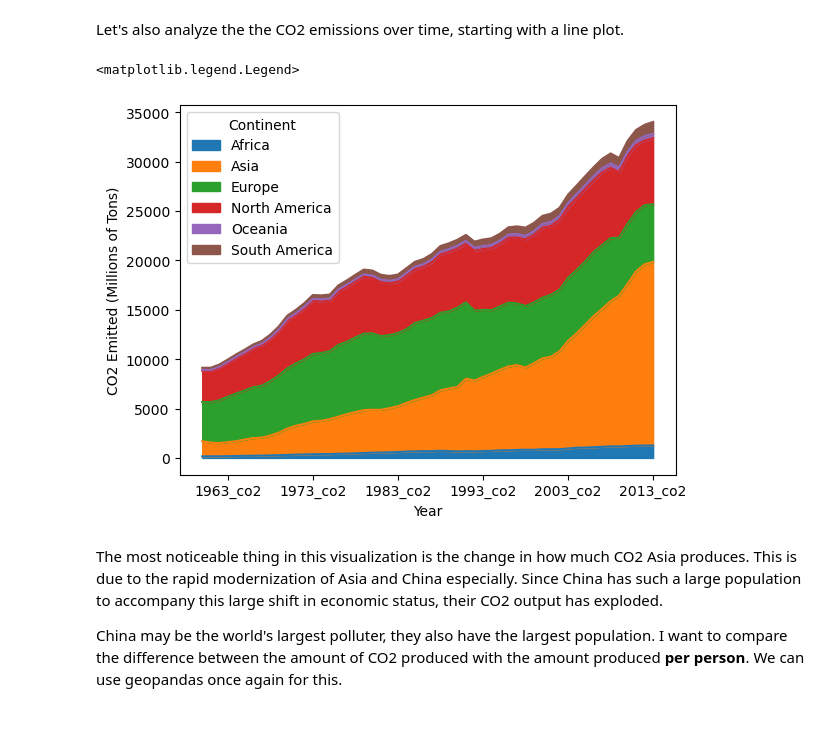
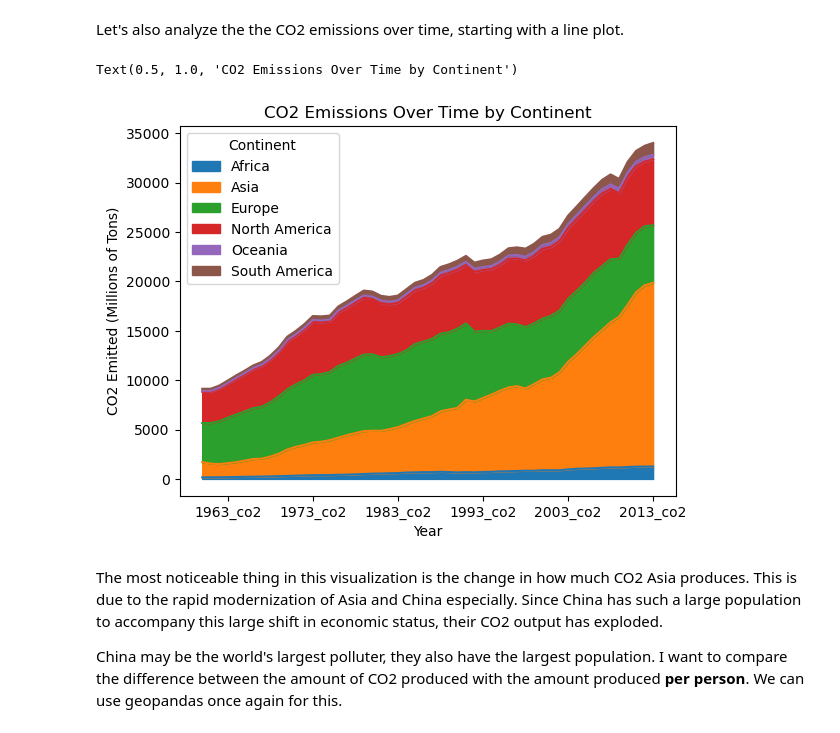
Before and after one commit to ubco-W2022T2-data301/project-group-group42, a Jupyter notebook: analysis/analysisAidan.ipynb, the cells around one changed output. Saved outputs shown, nothing was run; the diff lists cells and outputs as text; code cells hidden in the pictures.

```diff
--- a/analysis/analysisAidan.ipynb
+++ b/analysis/analysisAidan.ipynb
@@ -329,11 +333,12 @@ Let's also analyze the the CO2 emissions over time, starting with a line plot.
 # %%
 labels = np.arange(0,100,15)
 lineplot = world.groupby(by='continent').sum(numeric_only=True).iloc[:,2:56].transpose().plot.area(stacked=True,
                         xticks=[3,13,23,33,43,53],xlabel="Year",ylabel="CO2 Emitted (Millions of Tons)")
 lineplot.legend(title='Continent')
+plt.title("CO2 Emissions Over Time by Continent")
 # %% [output]
-<matplotlib.legend.Legend>
+Text(0.5, 1.0, 'CO2 Emissions Over Time by Continent')
-[figure, old version]
+[figure, new version]
 # %% [markdown]
 The most noticeable thing in this visualization is the change in how much CO2 Asia produces. This is due to the rapid modernization of Asia and China especially. Since China has such a large population to accompany this large shift in economic status, their CO2 output has exploded.
 
```
Also changed, not shown: parts of 10 cells of this notebook, 1 other file.
